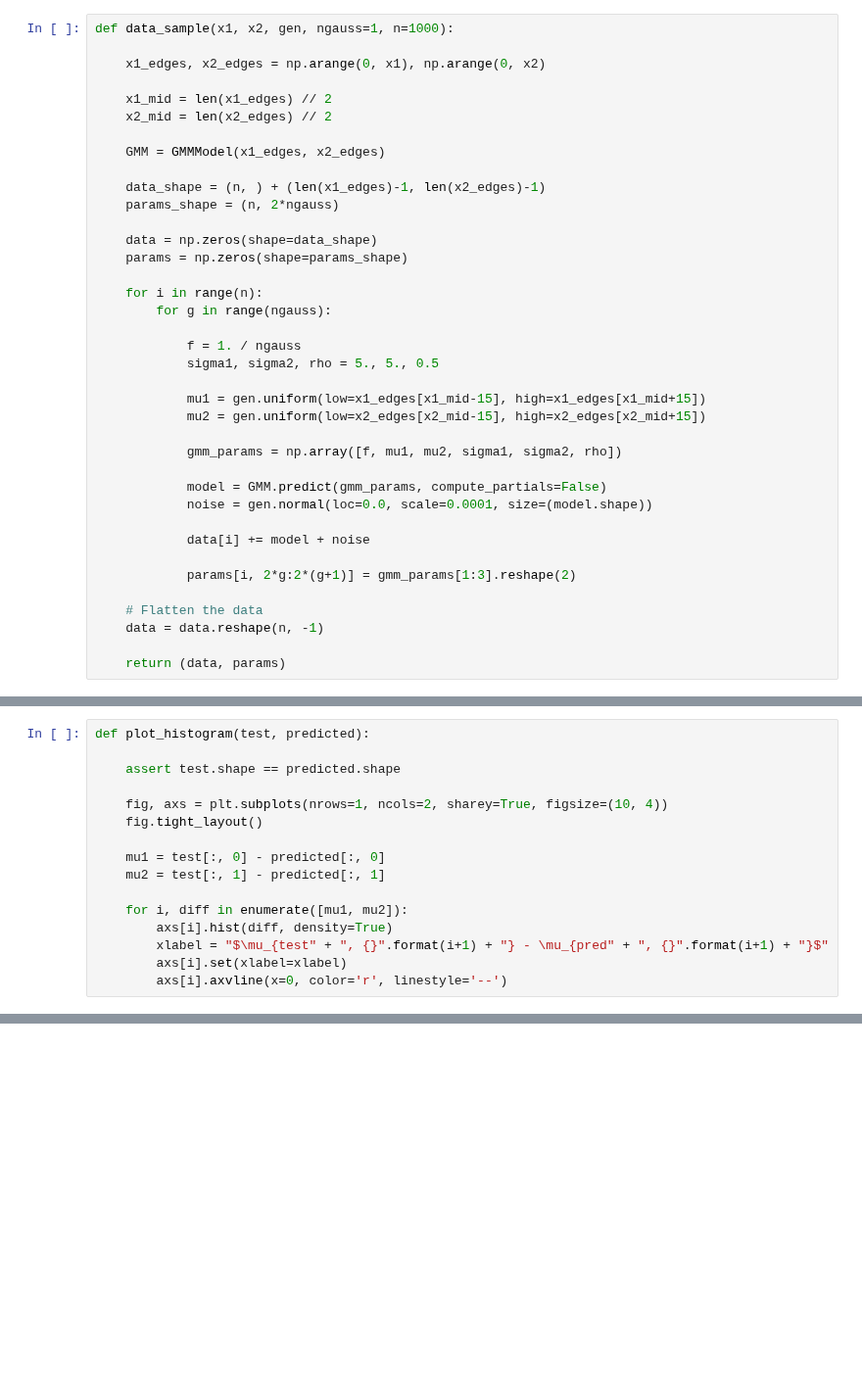
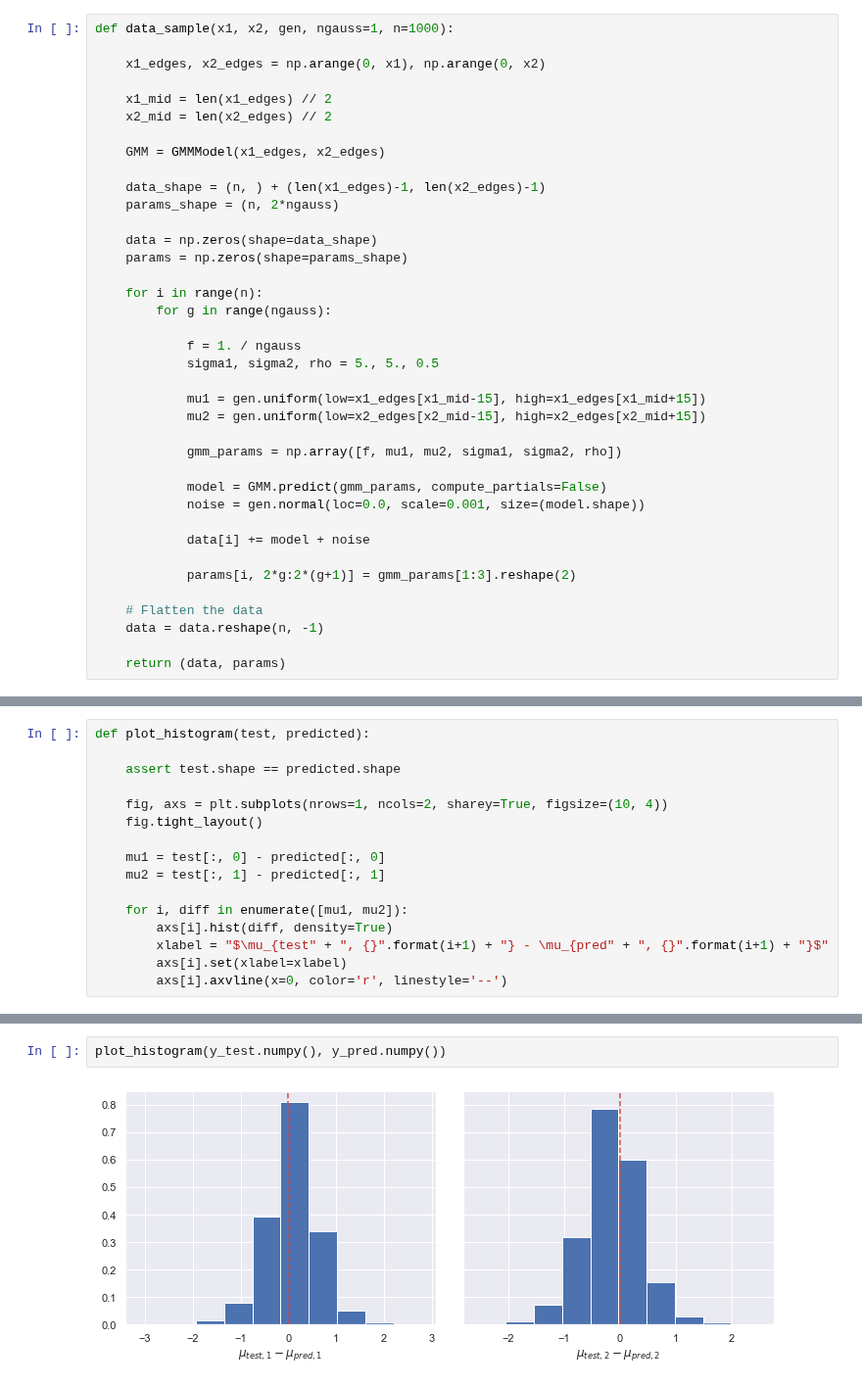
Before and after one commit to andyyPark/DESI-GMMModel, a Jupyter notebook: GMM.ipynb, the cells around one changed output, grey strips where cells are left out. Shown at 98% size. Cells and saved outputs as stored; diff of their text form; blank space fills up the shorter version.

```diff
--- a/GMM.ipynb
+++ b/GMM.ipynb
@@ -47,7 +49,7 @@ def data_sample(x1, x2, gen, ngauss=1, n=1000):
             gmm_params = np.array([f, mu1, mu2, sigma1, sigma2, rho])
 
             model = GMM.predict(gmm_params, compute_partials=False)
-            noise = gen.normal(loc=0.0, scale=0.0001, size=(model.shape))
+            noise = gen.normal(loc=0.0, scale=0.001, size=(model.shape))
 
             data[i] += model + noise
 
@@ -215,0 +214,4 @@ plot_histogram(y_test.numpy(), y_pred.numpy())
+# %%
+plot_histogram(y_test.numpy(), y_pred.numpy())
+# %% [output]
+[figure, added]
```
Also changed, not shown: parts of 8 cells of this notebook.
